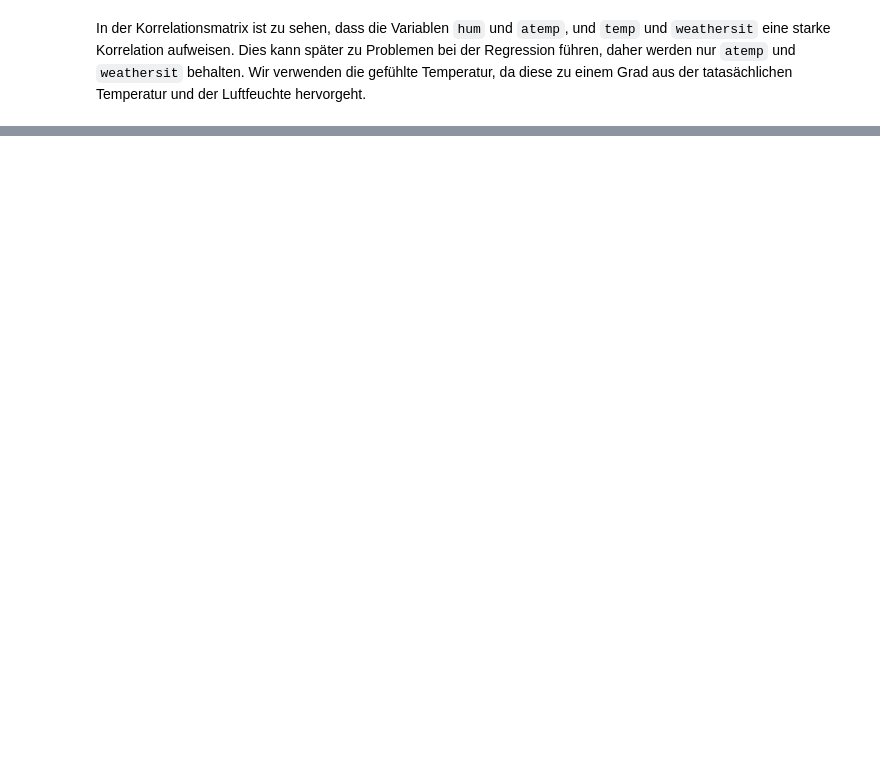
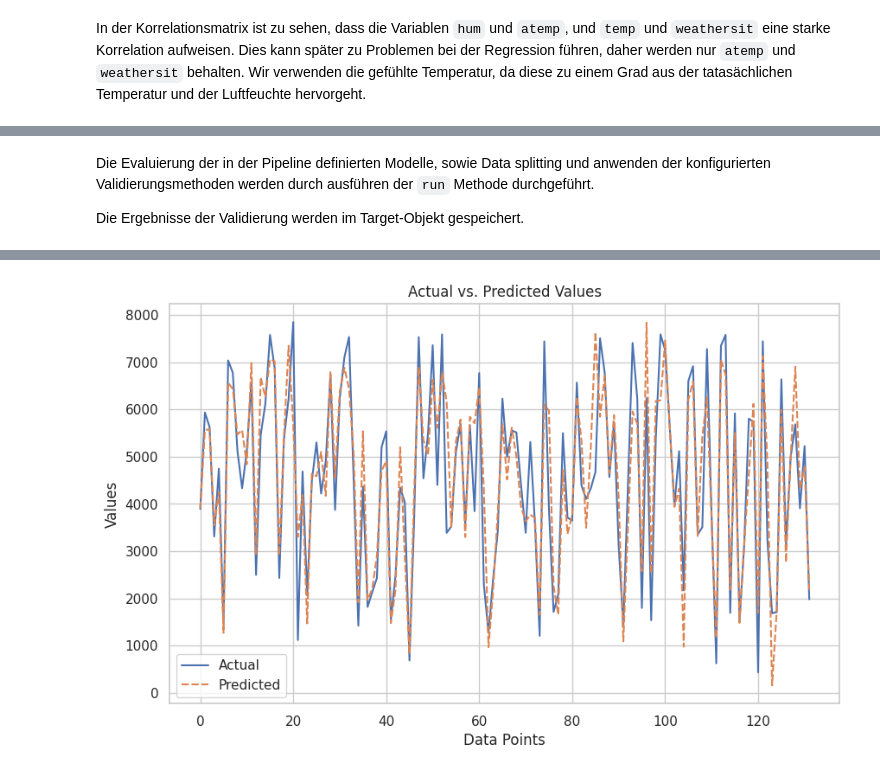
Before and after one commit to DavidRmn/introduction-data-science, a Jupyter notebook: project/task_2.ipynb, the cells around one changed output, grey strips where cells are left out. Drawn from its saved outputs; the diff is of its cells as text; code cells hidden in the pictures; blank space fills up the shorter version.

````diff
--- a/project/task_2.ipynb
+++ b/project/task_2.ipynb
@@ -448,0 +484,13 @@ data_d.describe().T
+# %%
+train_target = Target(
+    id=1,
+    input_path="data/BikeRentalDaily_train.csv",
+    input_delimiter=";",
+    label="cnt"
+)
+test_target = Target(
+    id=2,
+    input_path="data/BikeRentalDaily_test.csv",
+    input_delimiter=";",
+    label="cnt"
+)
@@ -448,0 +517,2 @@ data_d.describe().T
+# %%
+config = load_config('../config/idstools/Task_2.yaml')
@@ -448,0 +615,2 @@ data_d.describe().T
+# %%
+optimization = ModelOptimization(targets=[train_target, test_target], pipeline=config.optimization.pipeline)
@@ -448,0 +619,7 @@ data_d.describe().T
+# %% [markdown]
+Die Evaluierung der in der Pipeline definierten Modelle, sowie Data splitting und anwenden der konfigurierten Validierungsmethoden werden durch ausführen der ```run``` Methode durchgeführt.
+
+Die Ergebnisse der Validierung werden im Target-Objekt gespeichert.
+# %%
+optimization.run()
+# %% [output]
@@ -448,0 +641 @@ data_d.describe().T
+[figure, added]
````
Also changed, not shown: parts of 31 cells of this notebook, 5 other files.
